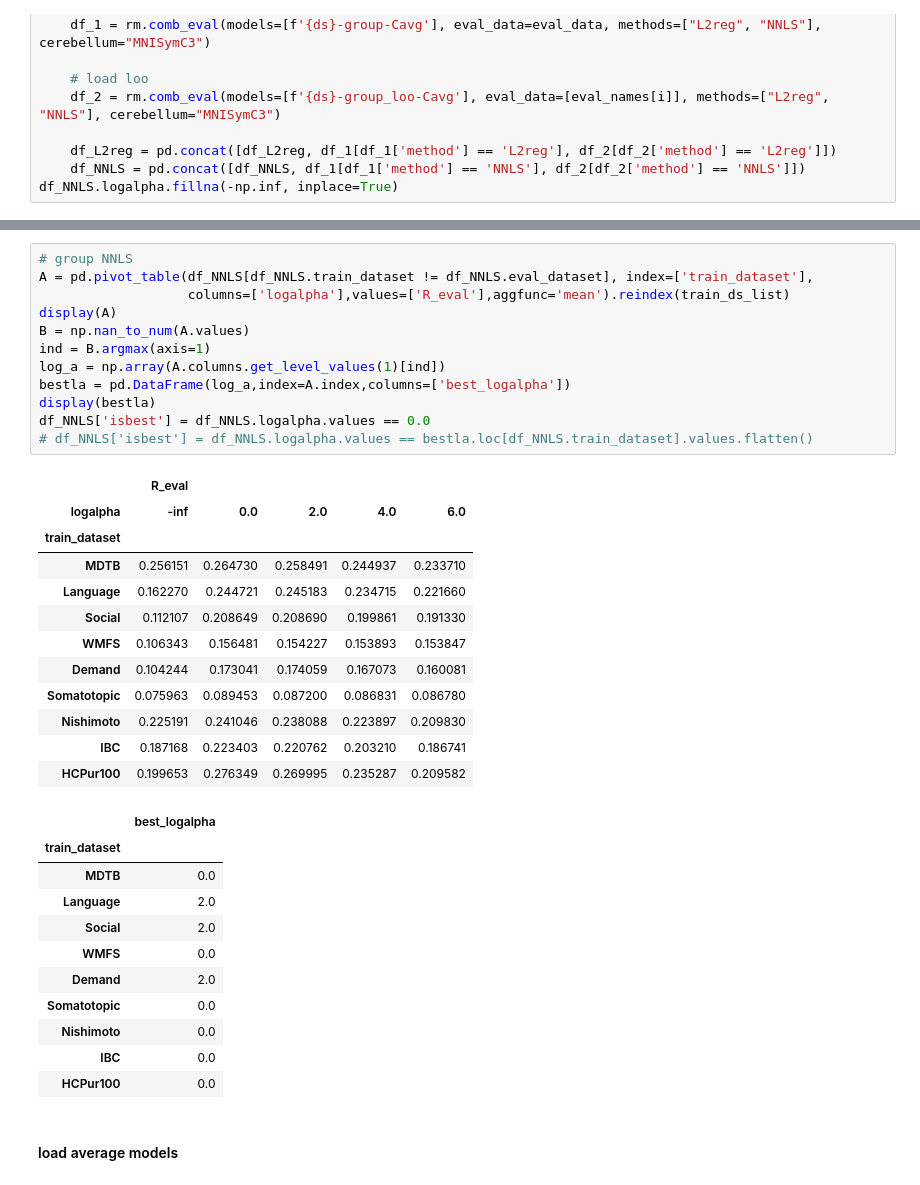
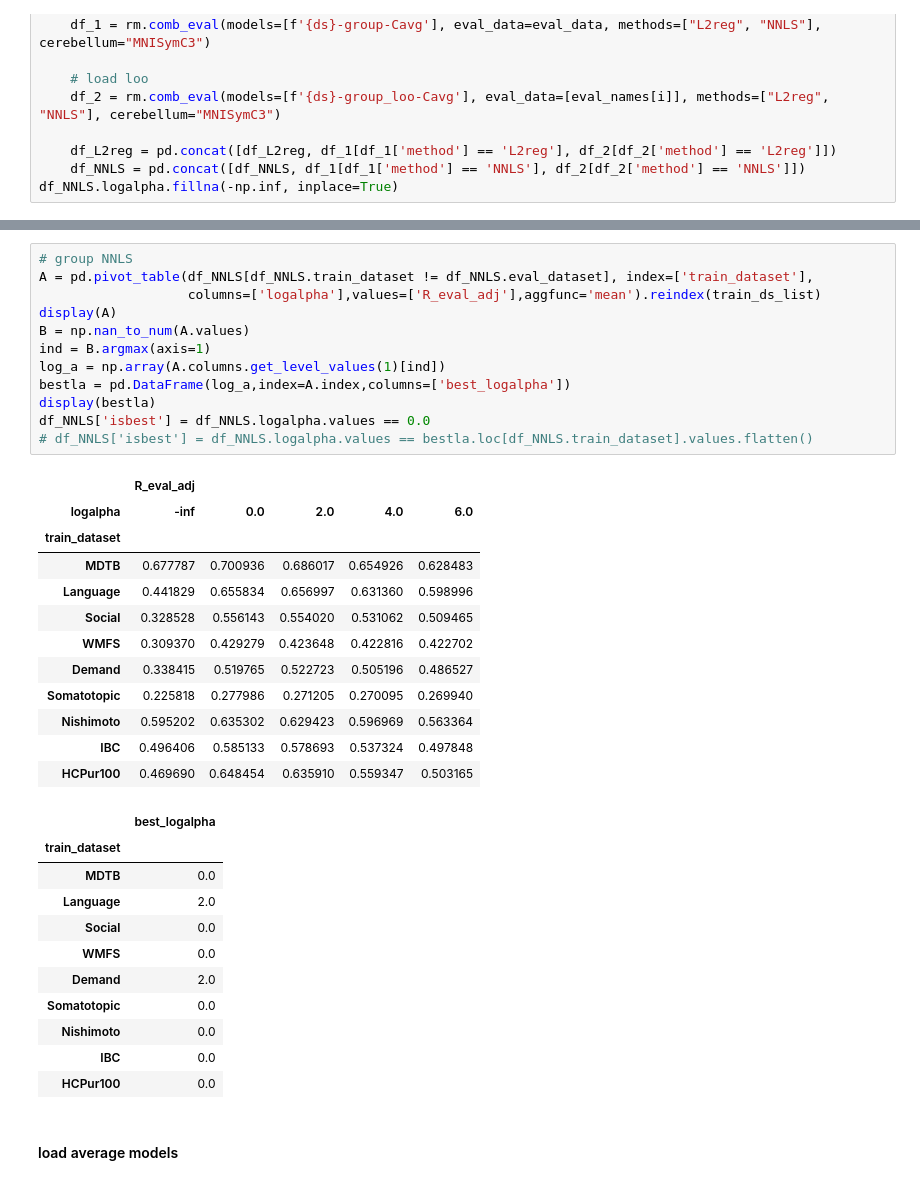
Before and after one commit to DiedrichsenLab/cortico_cereb_connectivity, a Jupyter notebook: notebooks/9. Method_comparison/group_model_comparison.ipynb, the cells around one changed output, grey strips where cells are left out. Saved outputs shown, nothing was run; the diff lists cells and outputs as text.

```diff
--- a/notebooks/9. Method_comparison/group_model_comparison.ipynb
+++ b/notebooks/9. Method_comparison/group_model_comparison.ipynb
@@ -86,33 +81,33 @@ df_L2reg['isbest'] = df_L2reg.logalpha.values == bestla.loc[df_L2reg.train_datas
 # %%
 # group NNLS
 A = pd.pivot_table(df_NNLS[df_NNLS.train_dataset != df_NNLS.eval_dataset], index=['train_dataset'],
-                   columns=['logalpha'],values=['R_eval'],aggfunc='mean').reindex(train_ds_list)
+                   columns=['logalpha'],values=['R_eval_adj'],aggfunc='mean').reindex(train_ds_list)
 display(A)
 B = np.nan_to_num(A.values)
 ind = B.argmax(axis=1)
 log_a = np.array(A.columns.get_level_values(1)[ind])
 bestla = pd.DataFrame(log_a,index=A.index,columns=['best_logalpha'])
 display(bestla)
 df_NNLS['isbest'] = df_NNLS.logalpha.values == 0.0
 # df_NNLS['isbest'] = df_NNLS.logalpha.values == bestla.loc[df_NNLS.train_dataset].values.flatten()
 # %% [output]
-|  | R_eval |  |  |  |  |
+|  | R_eval_adj |  |  |  |  |
 | logalpha | -inf | 0.0 | 2.0 | 4.0 | 6.0 |
 | train_dataset |  |  |  |  |  |
-| MDTB | 0.256151 | 0.264730 | 0.258491 | 0.244937 | 0.233710 |
-| Language | 0.162270 | 0.244721 | 0.245183 | 0.234715 | 0.221660 |
-| Social | 0.112107 | 0.208649 | 0.208690 | 0.199861 | 0.191330 |
-| WMFS | 0.106343 | 0.156481 | 0.154227 | 0.153893 | 0.153847 |
-| Demand | 0.104244 | 0.173041 | 0.174059 | 0.167073 | 0.160081 |
-| Somatotopic | 0.075963 | 0.089453 | 0.087200 | 0.086831 | 0.086780 |
-| Nishimoto | 0.225191 | 0.241046 | 0.238088 | 0.223897 | 0.209830 |
-| IBC | 0.187168 | 0.223403 | 0.220762 | 0.203210 | 0.186741 |
-| HCPur100 | 0.199653 | 0.276349 | 0.269995 | 0.235287 | 0.209582 |
+| MDTB | 0.677787 | 0.700936 | 0.686017 | 0.654926 | 0.628483 |
+| Language | 0.441829 | 0.655834 | 0.656997 | 0.631360 | 0.598996 |
+| Social | 0.328528 | 0.556143 | 0.554020 | 0.531062 | 0.509465 |
+| WMFS | 0.309370 | 0.429279 | 0.423648 | 0.422816 | 0.422702 |
+| Demand | 0.338415 | 0.519765 | 0.522723 | 0.505196 | 0.486527 |
+| Somatotopic | 0.225818 | 0.277986 | 0.271205 | 0.270095 | 0.269940 |
+| Nishimoto | 0.595202 | 0.635302 | 0.629423 | 0.596969 | 0.563364 |
+| IBC | 0.496406 | 0.585133 | 0.578693 | 0.537324 | 0.497848 |
+| HCPur100 | 0.469690 | 0.648454 | 0.635910 | 0.559347 | 0.503165 |
 |  | best_logalpha |
 | train_dataset |  |
 | MDTB | 0.0 |
 | Language | 2.0 |
-| Social | 2.0 |
+| Social | 0.0 |
 | WMFS | 0.0 |
 | Demand | 2.0 |
 | Somatotopic | 0.0 |
```
Also changed, not shown: parts of 10 cells of this notebook, 2 other files.
